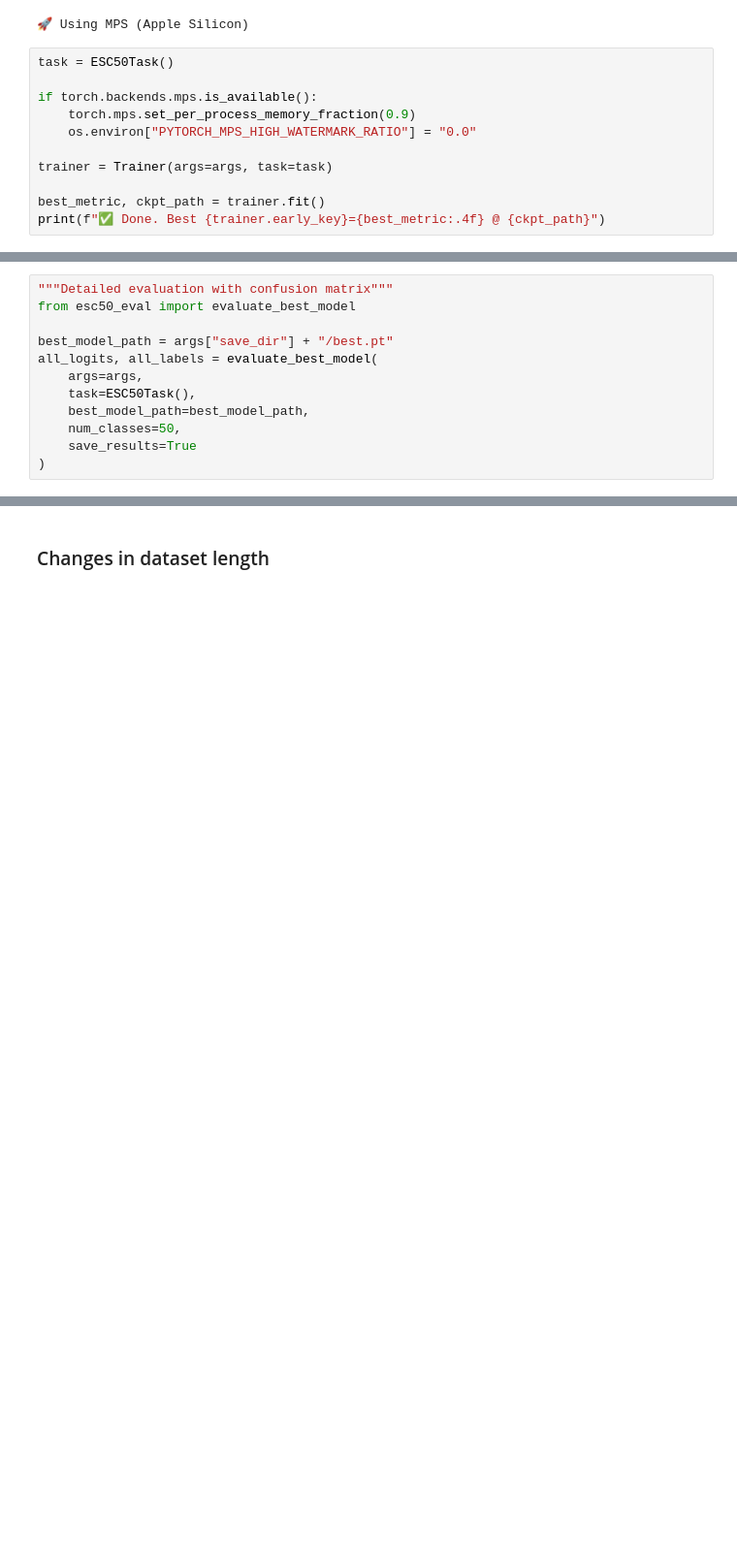
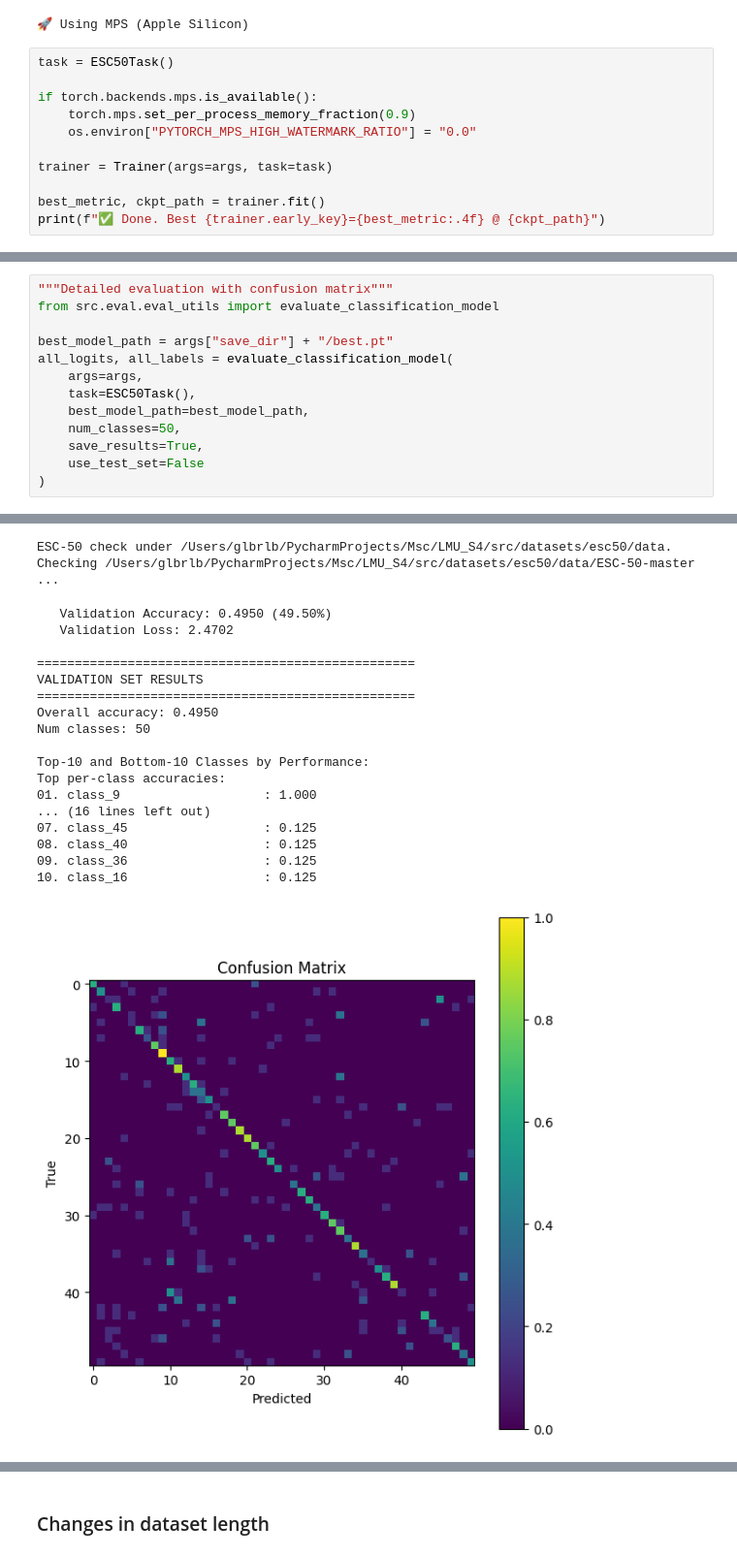
Before and after one commit to galbar8/LMU_S4, a Jupyter notebook: src/notebooks/esc50/esc50_lmu_training.ipynb, the cells around one changed output, grey strips where cells are left out. Shown: that part at 97% size. Cells and saved outputs as stored; diff of their text form; blank space fills up the shorter version.

```diff
--- a/src/notebooks/esc50/esc50_lmu_training.ipynb
+++ b/src/notebooks/esc50/esc50_lmu_training.ipynb
@@ -158,12 +132,14 @@ plot_training_history(trainer, model_name="LMU")
 # %%
 """Detailed evaluation with confusion matrix"""
-from esc50_eval import evaluate_best_model
+from src.eval.eval_utils import evaluate_classification_model
 
 best_model_path = args["save_dir"] + "/best.pt"
-all_logits, all_labels = evaluate_best_model(
+all_logits, all_labels = evaluate_classification_model(
     args=args,
     task=ESC50Task(),
     best_model_path=best_model_path,
     num_classes=50,
-    save_results=True
+    save_results=True,
+    use_test_set=False
 )
+# %% [output]
@@ -170,3 +151,22 @@ all_logits, all_labels = evaluate_best_model(
+ESC-50 check under /Users/glbrlb/PycharmProjects/Msc/LMU_S4/src/datasets/esc50/data. Checking /Users/glbrlb/PycharmProjects/Msc/LMU_S4/src/datasets/esc50/data/ESC-50-master ...
+   Validation Accuracy: 0.4950 (49.50%)
+   Validation Loss: 2.4702
+
+==================================================
+VALIDATION SET RESULTS
+==================================================
+Overall accuracy: 0.4950
+Num classes: 50
+
+Top-10 and Bottom-10 Classes by Performance:
+Top per-class accuracies:
+01. class_9                   : 1.000
+... (16 lines left out)
+07. class_45                  : 0.125
+08. class_40                  : 0.125
+09. class_36                  : 0.125
+10. class_16                  : 0.125
+[figure, added]
 # %%
 from src.utils.common import print_model_details
 
```
Also changed, not shown: parts of 6 cells of this notebook, 29 other files.
